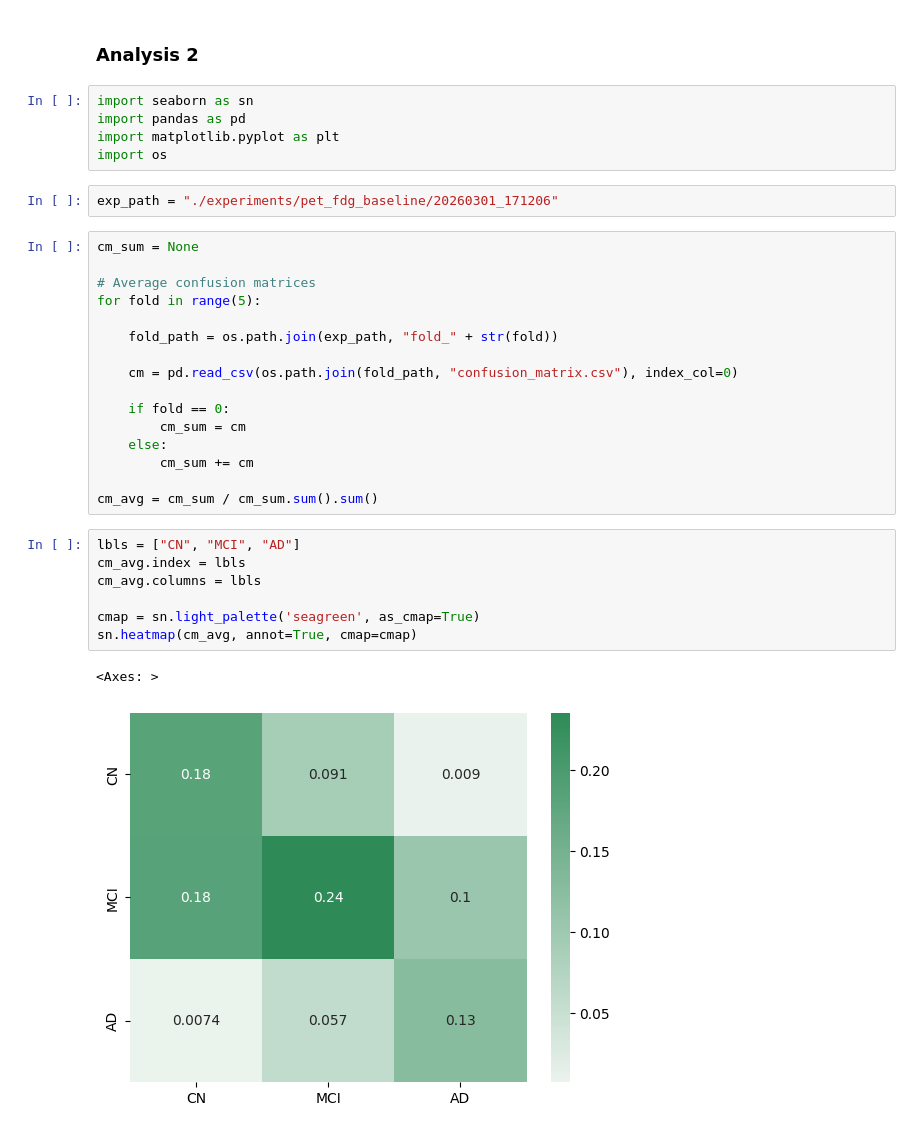
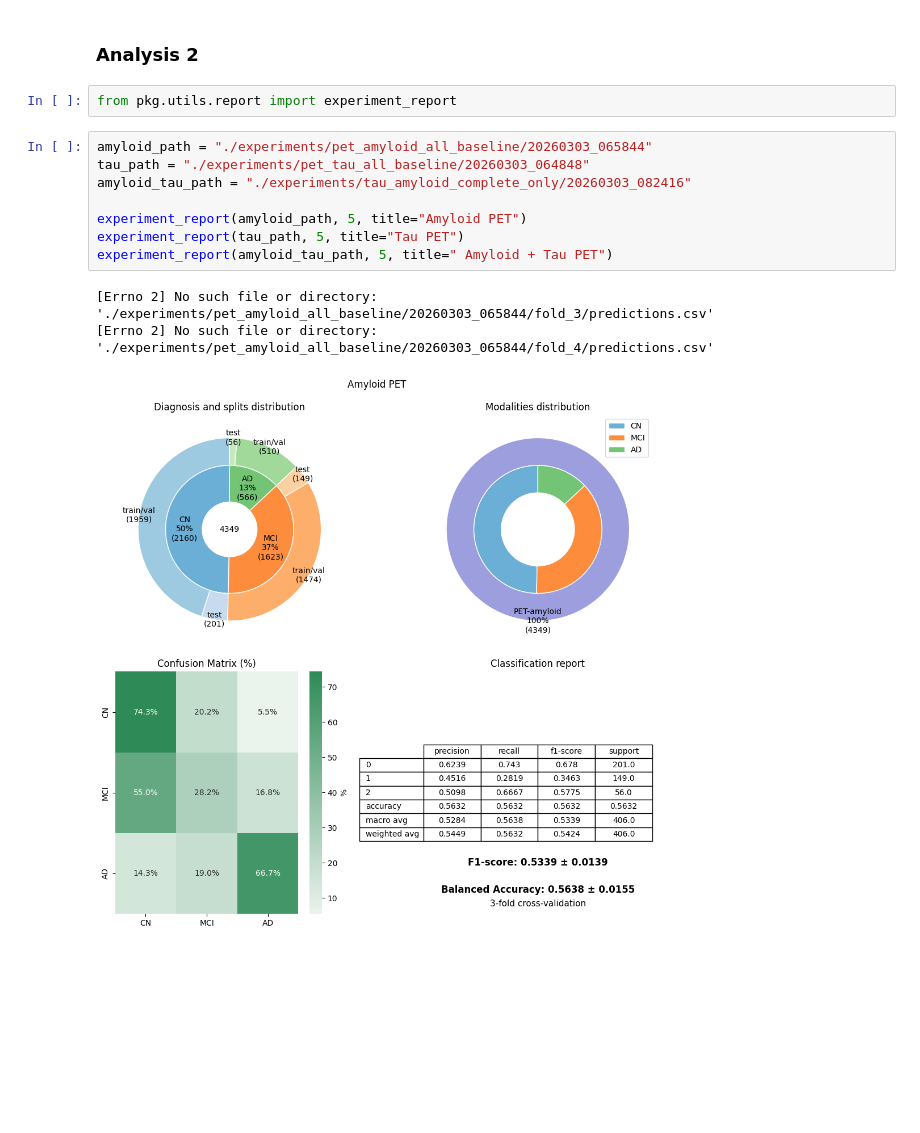
Before and after one commit to MattiaCestari/adni-mri-classification, a Jupyter notebook: analysis.ipynb, the cells around one changed output. Drawn from its saved outputs; the diff is of its cells as text; blank space fills up the shorter version.

```diff
--- a/analysis.ipynb
+++ b/analysis.ipynb
@@ -151,36 +151,17 @@ confs = torch.cat(confs).numpy()
 Error:
 # %% [markdown]
 ### Analysis 2
-# %%
-import seaborn as sn
-import pandas as pd
-import matplotlib.pyplot as plt
-import os
-# %%
-exp_path = "./experiments/pet_fdg_baseline/20260301_171206"
-# %%
-cm_sum = None
-
-# Average confusion matrices
-for fold in range(5):
-
-    fold_path = os.path.join(exp_path, "fold_" + str(fold))
-
-    cm = pd.read_csv(os.path.join(fold_path, "confusion_matrix.csv"), index_col=0)
-
-    if fold == 0:
-        cm_sum = cm
-    else:
-        cm_sum += cm
-
-cm_avg = cm_sum / cm_sum.sum().sum()
-# %%
-lbls = ["CN", "MCI", "AD"]
-cm_avg.index = lbls
-cm_avg.columns = lbls
-
-cmap = sn.light_palette('seagreen', as_cmap=True)
-sn.heatmap(cm_avg, annot=True, cmap=cmap)
-# %% [output]
-<Axes: >
-[figure, removed]
+# %%
+from pkg.utils.report import experiment_report
+# %%
+amyloid_path = "./experiments/pet_amyloid_all_baseline/20260303_065844"
+tau_path = "./experiments/pet_tau_all_baseline/20260303_064848"
+amyloid_tau_path = "./experiments/tau_amyloid_complete_only/20260303_082416"
+
+experiment_report(amyloid_path, 5, title="Amyloid PET")
+experiment_report(tau_path, 5, title="Tau PET")
+experiment_report(amyloid_tau_path, 5, title=" Amyloid + Tau PET")
+# %% [output]
+[Errno 2] No such file or directory: './experiments/pet_amyloid_all_baseline/20260303_065844/fold_3/predictions.csv'
+[Errno 2] No such file or directory: './experiments/pet_amyloid_all_baseline/20260303_065844/fold_4/predictions.csv'
+[figure, added]
```
Also changed, not shown: parts of 2 cells of this notebook, 10 other files.
